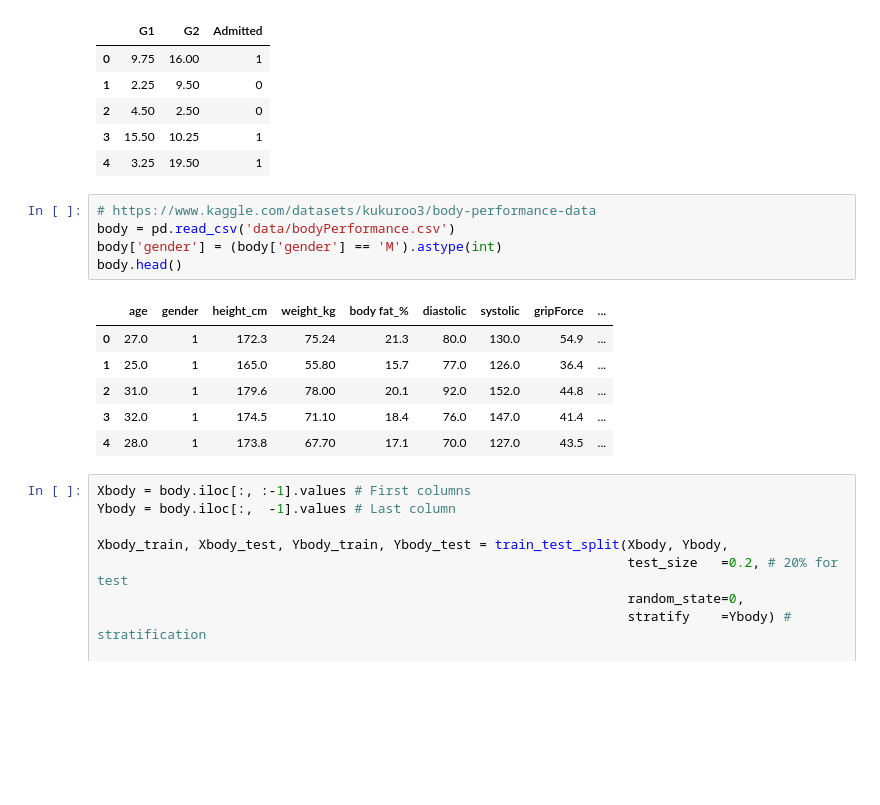
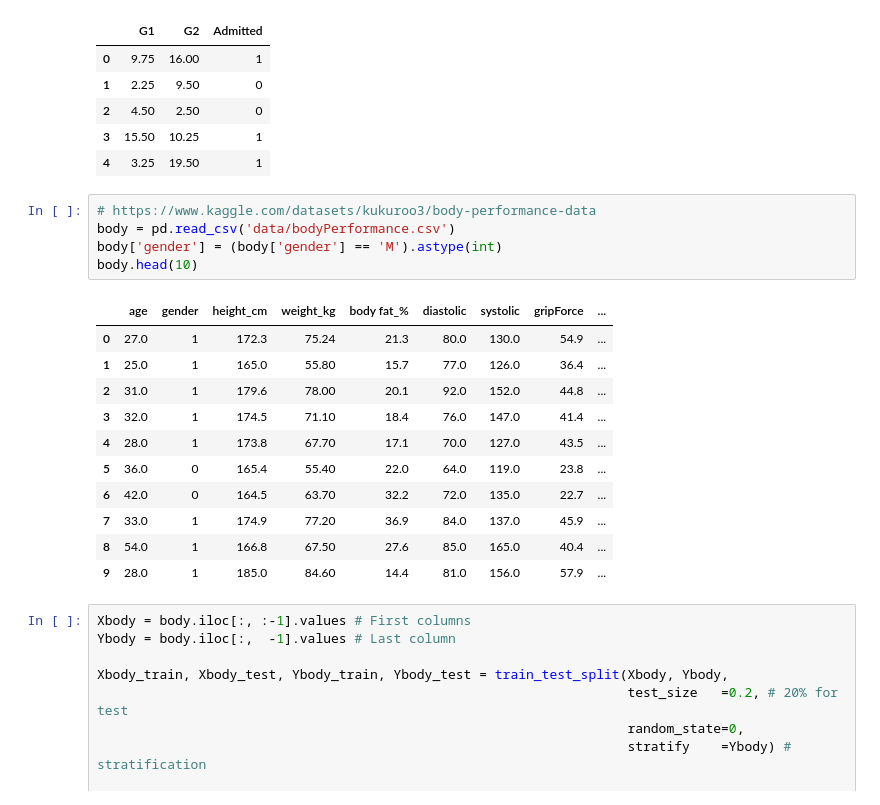
Before and after one commit to meryrahou/ESI_2CS_ML_Labs, a Jupyter notebook: Lab01/Lab01SD_LR_student1_student2_v1.ipynb, the cells around one changed output. Cells and saved outputs as stored; diff of their text form; blank space fills up the shorter version.

```diff
--- a/Lab01/Lab01SD_LR_student1_student2_v1.ipynb
+++ b/Lab01/Lab01SD_LR_student1_student2_v1.ipynb
@@ -669,15 +669,20 @@ grades.head()
 # %%
 # https://www.kaggle.com/datasets/kukuroo3/body-performance-data
 body = pd.read_csv('data/bodyPerformance.csv')
 body['gender'] = (body['gender'] == 'M').astype(int)
-body.head()
+body.head(10)
 # %% [output]
 |  | age | gender | height_cm | weight_kg | body fat_% | diastolic | systolic | gripForce | ... |
 | 0 | 27.0 | 1 | 172.3 | 75.24 | 21.3 | 80.0 | 130.0 | 54.9 | ... |
 | 1 | 25.0 | 1 | 165.0 | 55.80 | 15.7 | 77.0 | 126.0 | 36.4 | ... |
 | 2 | 31.0 | 1 | 179.6 | 78.00 | 20.1 | 92.0 | 152.0 | 44.8 | ... |
 | 3 | 32.0 | 1 | 174.5 | 71.10 | 18.4 | 76.0 | 147.0 | 41.4 | ... |
 | 4 | 28.0 | 1 | 173.8 | 67.70 | 17.1 | 70.0 | 127.0 | 43.5 | ... |
+| 5 | 36.0 | 0 | 165.4 | 55.40 | 22.0 | 64.0 | 119.0 | 23.8 | ... |
+| 6 | 42.0 | 0 | 164.5 | 63.70 | 32.2 | 72.0 | 135.0 | 22.7 | ... |
+| 7 | 33.0 | 1 | 174.9 | 77.20 | 36.9 | 84.0 | 137.0 | 45.9 | ... |
+| 8 | 54.0 | 1 | 166.8 | 67.50 | 27.6 | 85.0 | 165.0 | 40.4 | ... |
+| 9 | 28.0 | 1 | 185.0 | 84.60 | 14.4 | 81.0 | 156.0 | 57.9 | ... |
 # %%
 Xbody = body.iloc[:, :-1].values # First columns
 Ybody = body.iloc[:,  -1].values # Last column
```
Also changed, not shown: parts of 6 cells of this notebook.
